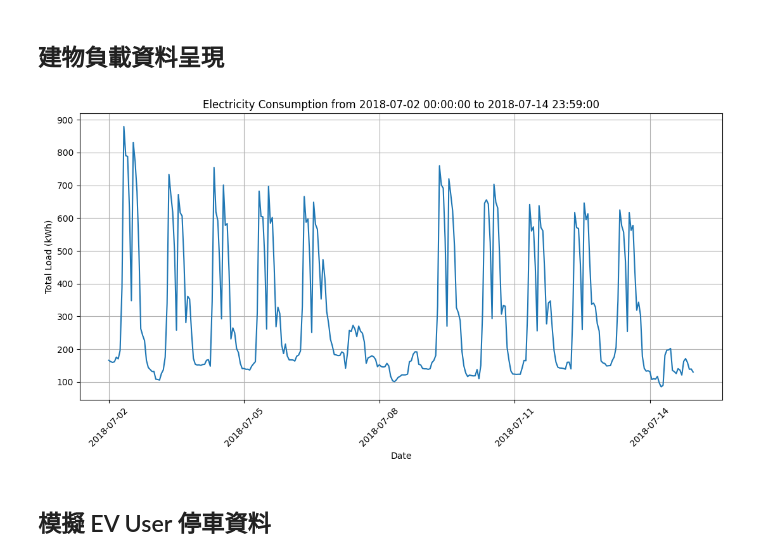
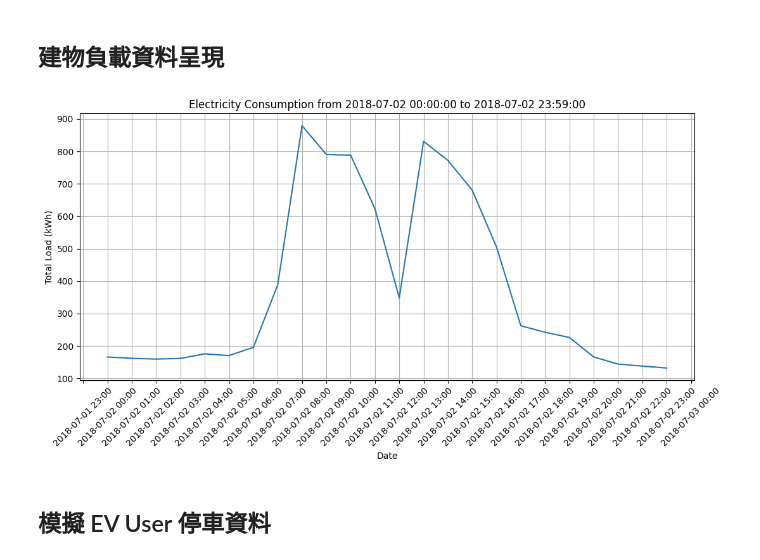
Before and after one commit to carlwang49/MY_WORK, a Jupyter notebook: DataPreprocessing.ipynb, the cells around one changed output. Cells and saved outputs as stored; diff of their text form; code cells hidden in the pictures.

```diff
--- a/DataPreprocessing.ipynb
+++ b/DataPreprocessing.ipynb
@@ -126,7 +126,7 @@ import matplotlib.dates as mdates
 
 # set the start and end time
 start_time = '2018-07-02 00:00:00'
-end_time = '2018-07-14 23:59:00'
+end_time = '2018-07-02 23:59:00'
 
 # read the data
 BuildingConsumptionLoad = pd.read_csv('./Dataset/BuildingEnergyLoad/BuildingConsumptionLoad.csv')
@@ -144,34 +144,34 @@ plt.xlabel('Date')
 plt.ylabel('Total Load (kWh)')
 plt.title(f'Electricity Consumption from {start_time} to {end_time}')
 
 # calculate the time range
 time_range = pd.to_datetime(end_time) - pd.to_datetime(start_time)
 
 # set the x-axis labels based on the time range
 if time_range <= pd.Timedelta(days=2):
     # if the range is less than or equal to 2 days, show the time every hour
     plt.gca().xaxis.set_major_formatter(mdates.DateFormatter('%Y-%m-%d %H:%M'))
     plt.gca().xaxis.set_major_locator(mdates.HourLocator(interval=1))
 elif time_range <= pd.Timedelta(days=7):
     # if the range is less than or equal to 7 days, show the time every 3 hours
     plt.gca().xaxis.set_major_formatter(mdates.DateFormatter('%Y-%m-%d'))
     plt.gca().xaxis.set_major_locator(mdates.DayLocator(interval=1))
 elif time_range <= pd.Timedelta(days=30):
     # if the range is less than or equal to 30 days, show the time every 3 days
     plt.gca().xaxis.set_major_formatter(mdates.DateFormatter('%Y-%m-%d'))
     plt.gca().xaxis.set_major_locator(mdates.DayLocator(interval=3))
 else:
     # if the range is greater than 30 days, show the time every week
     plt.gca().xaxis.set_major_formatter(mdates.DateFormatter('%Y-%m-%d'))
     plt.gca().xaxis.set_major_locator(mdates.WeekdayLocator(interval=1))
 
 # rotate the x-axis labels for better visibility
 plt.xticks(rotation=45)
 plt.grid(True)
 plt.tight_layout()
 plt.show()
 # %% [output]
-[figure, old version]
+[figure, new version]
 # %% [markdown]
 ## 模擬 EV User 停車資料
 # %%
```
Also changed, not shown: 1 other file.
